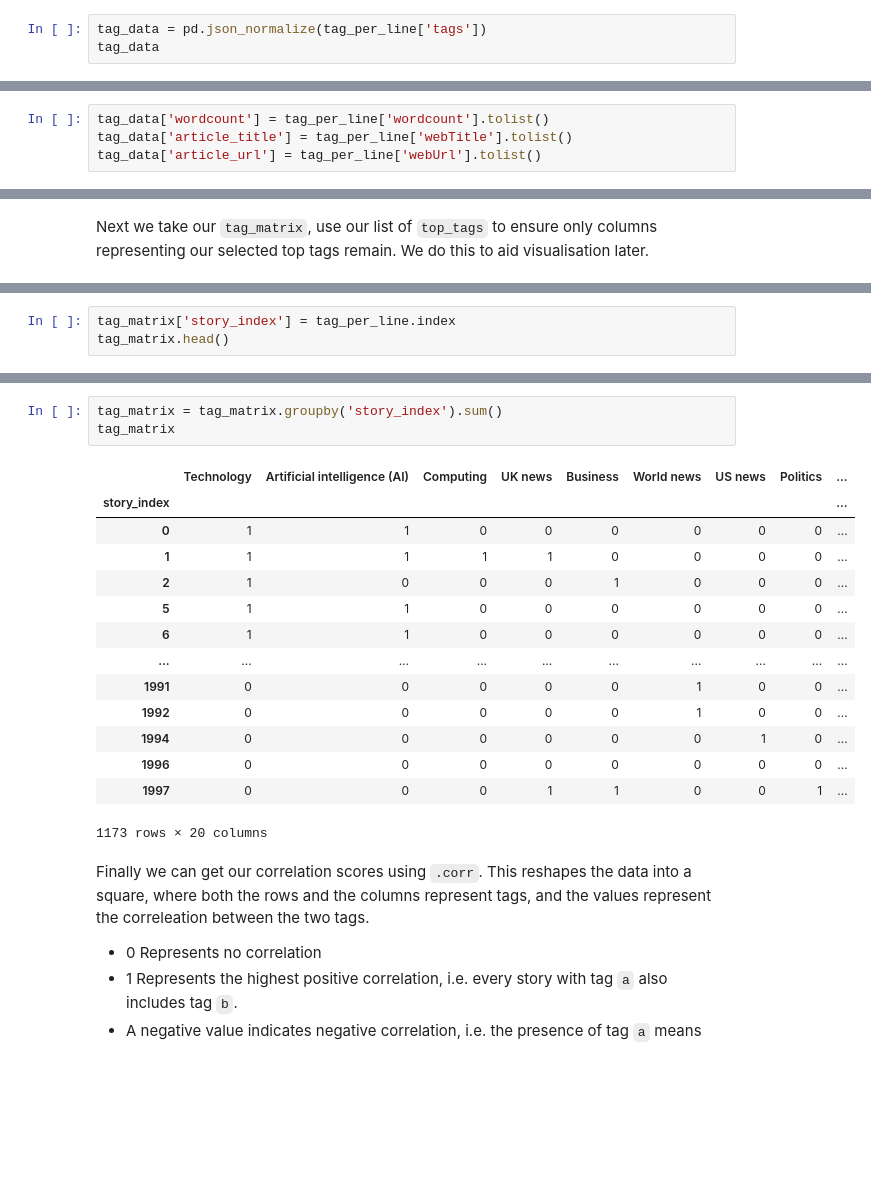
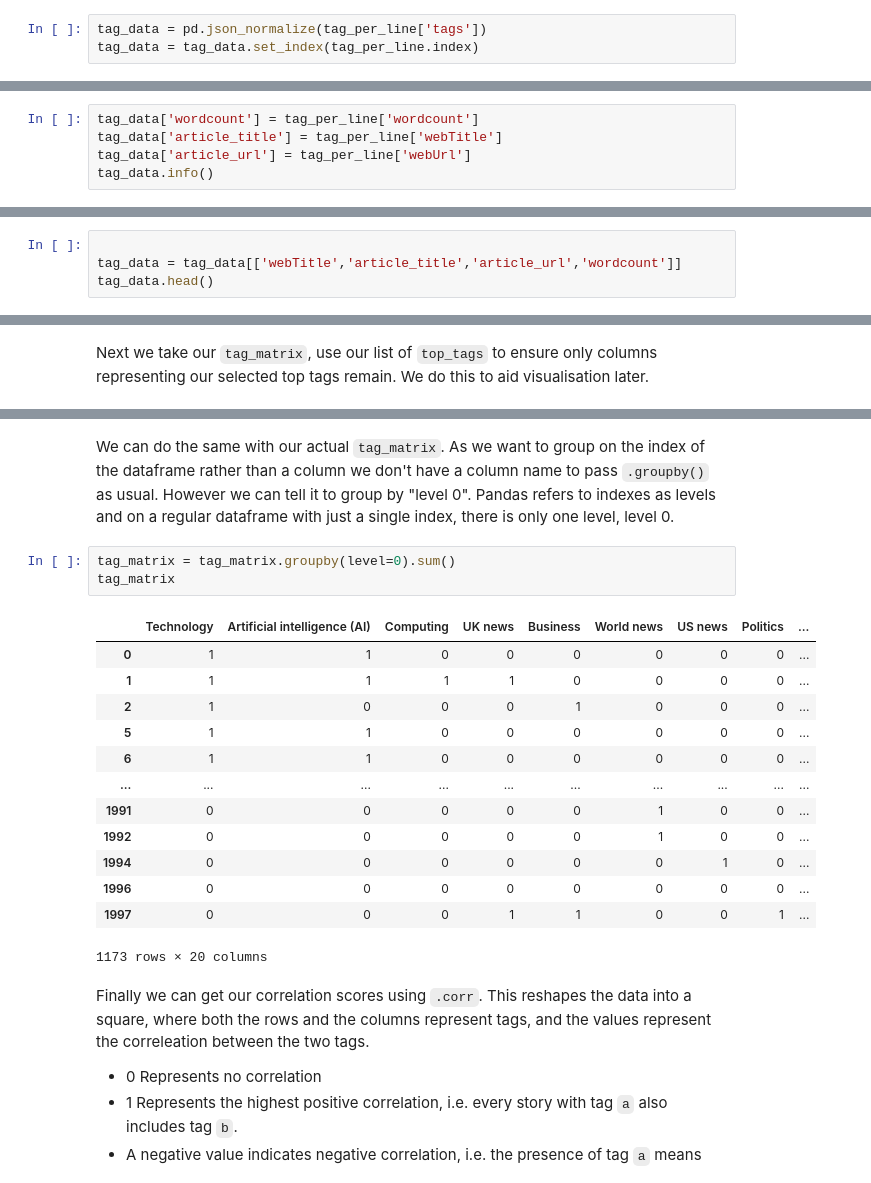
Before and after one commit to Minyall/sc207_2023-24, a Jupyter notebook: 8_9_APIs/9_api_data.ipynb, the cells around one changed output, grey strips where cells are left out. Saved outputs shown, nothing was run; the diff lists cells and outputs as text; blank space fills up the shorter version.

Commit message:
Improve tag matrix teaching

```diff
--- a/8_9_APIs/9_api_data.ipynb
+++ b/8_9_APIs/9_api_data.ipynb
@@ -383,4 +383,4 @@ len(articles)
 Now our `tags` column is similar in structure to our `fields` column, which we unpacked earlier using `.json_normalize`. We can do the same again to generate a seperate dataframe of `tag_data`.
 # %%
 tag_data = pd.json_normalize(tag_per_line['tags'])
-tag_data
+tag_data = tag_data.set_index(tag_per_line.index)
@@ -403,4 +395,5 @@ Rather than merge the new data back into its source dataframe, like we did when
 # %%
-tag_data['wordcount'] = tag_per_line['wordcount'].tolist()
-tag_data['article_title'] = tag_per_line['webTitle'].tolist()
-tag_data['article_url'] = tag_per_line['webUrl'].tolist()
+tag_data['wordcount'] = tag_per_line['wordcount']
+tag_data['article_title'] = tag_per_line['webTitle']
+tag_data['article_url'] = tag_per_line['webUrl']
+tag_data.info()
@@ -406,0 +427,4 @@ tag_data['article_url'] = tag_per_line['webUrl'].tolist()
+# %%
+
+tag_data = tag_data[['webTitle','article_title','article_url','wordcount']]
+tag_data.head()
@@ -585,3 +613,0 @@ Next we add a new column that represents our original story index values. We use
-# %%
-tag_matrix['story_index'] = tag_per_line.index
-tag_matrix.head()
@@ -598,9 +641,10 @@ Using `.groupby` we can group by those story indexes and then add the values in
+# %% [markdown]
+We can do the same with our actual `tag_matrix`. As we want to group on the index of the dataframe rather than a column we don't have a column name to pass `.groupby()` as usual. However we can tell it to group by "level 0". Pandas refers to indexes as levels and on a regular dataframe with just a single index, there is only one level, level 0.
 # %%
-tag_matrix = tag_matrix.groupby('story_index').sum()
+tag_matrix = tag_matrix.groupby(level=0).sum()
 tag_matrix
 # %% [output]
 |  | Technology | Artificial intelligence (AI) | Computing | UK news | Business | World news | US news | Politics | ... |
-| story_index |  |  |  |  |  |  |  |  | ... |
 | 0 | 1 | 1 | 0 | 0 | 0 | 0 | 0 | 0 | ... |
 | 1 | 1 | 1 | 1 | 1 | 0 | 0 | 0 | 0 | ... |
 | 2 | 1 | 0 | 0 | 0 | 1 | 0 | 0 | 0 | ... |
```
Also changed, not shown: parts of 22 cells of this notebook.
